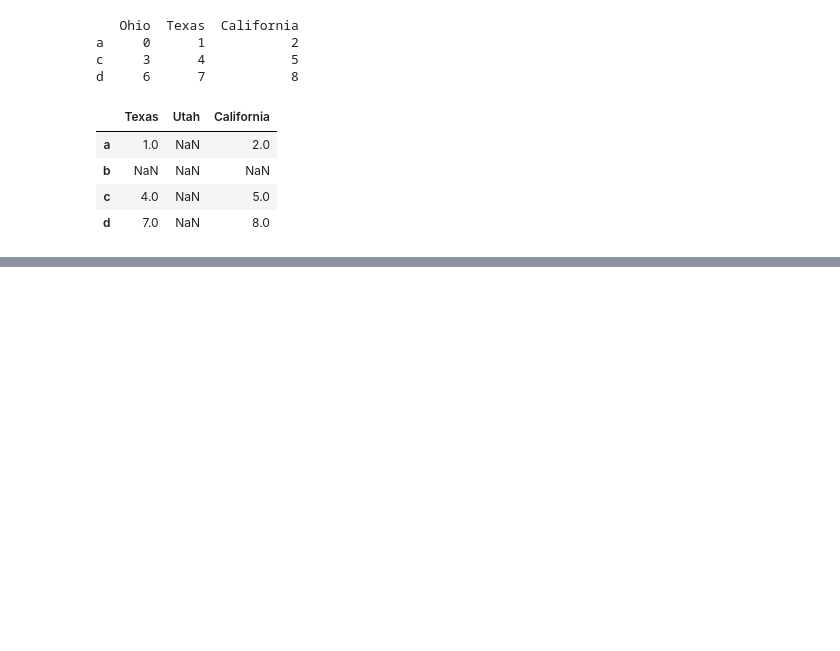
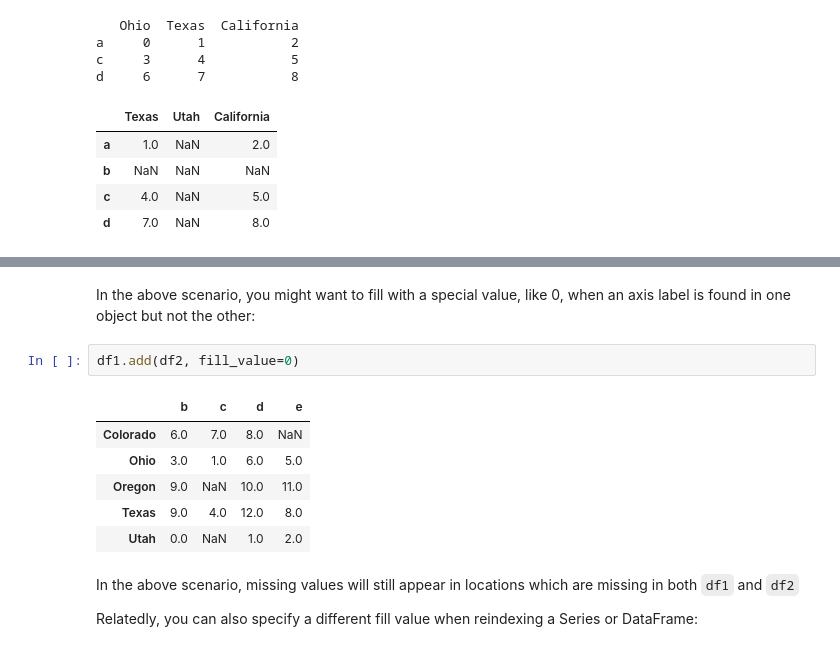
Before and after one commit to colinat/pandas, a Jupyter notebook: pandas.ipynb, the cells around one changed output, grey strips where cells are left out. Cells and saved outputs as stored; diff of their text form; blank space fills up the shorter version.

```diff
--- a/pandas.ipynb
+++ b/pandas.ipynb
@@ -452,0 +792,15 @@ The `drop` method will return a new object with the indicated value or values de
+# %% [markdown]
+In the above scenario, you might want to fill with a special value, like 0, when an axis label is found in one object but not the other:
+# %%
+df1.add(df2, fill_value=0)
+# %% [output]
+|  | b | c | d | e |
+| Colorado | 6.0 | 7.0 | 8.0 | NaN |
+| Ohio | 3.0 | 1.0 | 6.0 | 5.0 |
+| Oregon | 9.0 | NaN | 10.0 | 11.0 |
+| Texas | 9.0 | 4.0 | 12.0 | 8.0 |
+| Utah | 0.0 | NaN | 1.0 | 2.0 |
+# %% [markdown]
+In the above scenario, missing values will still appear in locations which are missing in both `df1` and `df2`
+
+Relatedly, you can also specify a different fill value when reindexing a Series or DataFrame:
```
Also changed, not shown: parts of 69 cells of this notebook.
